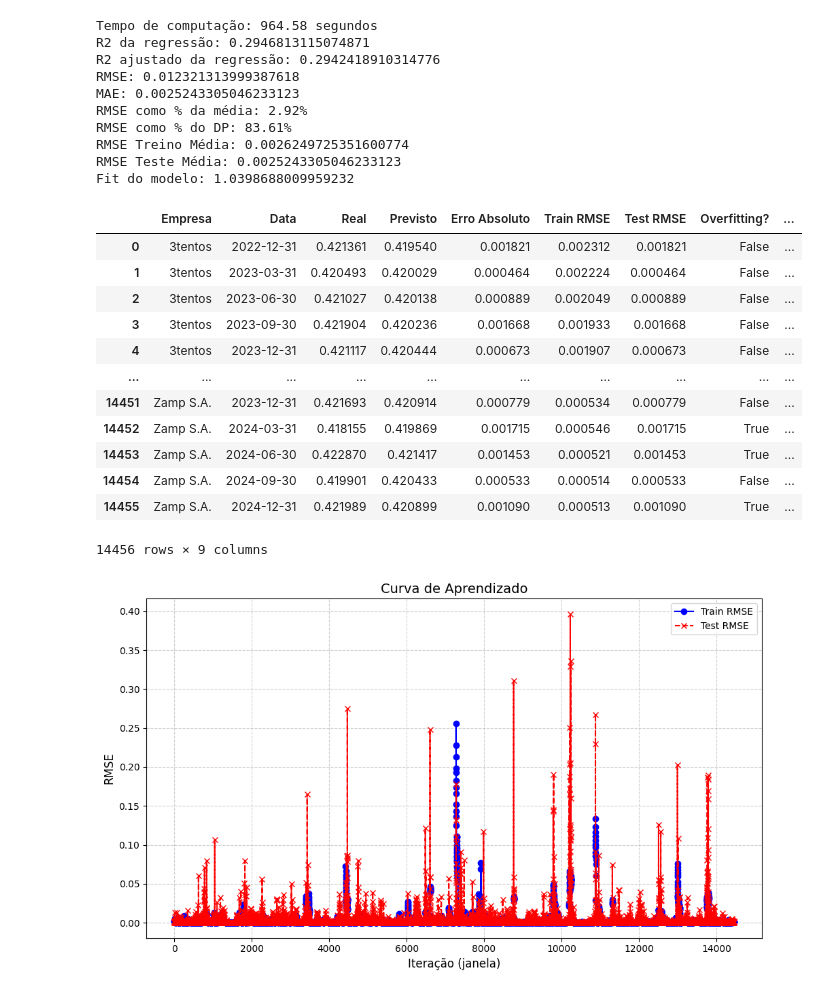
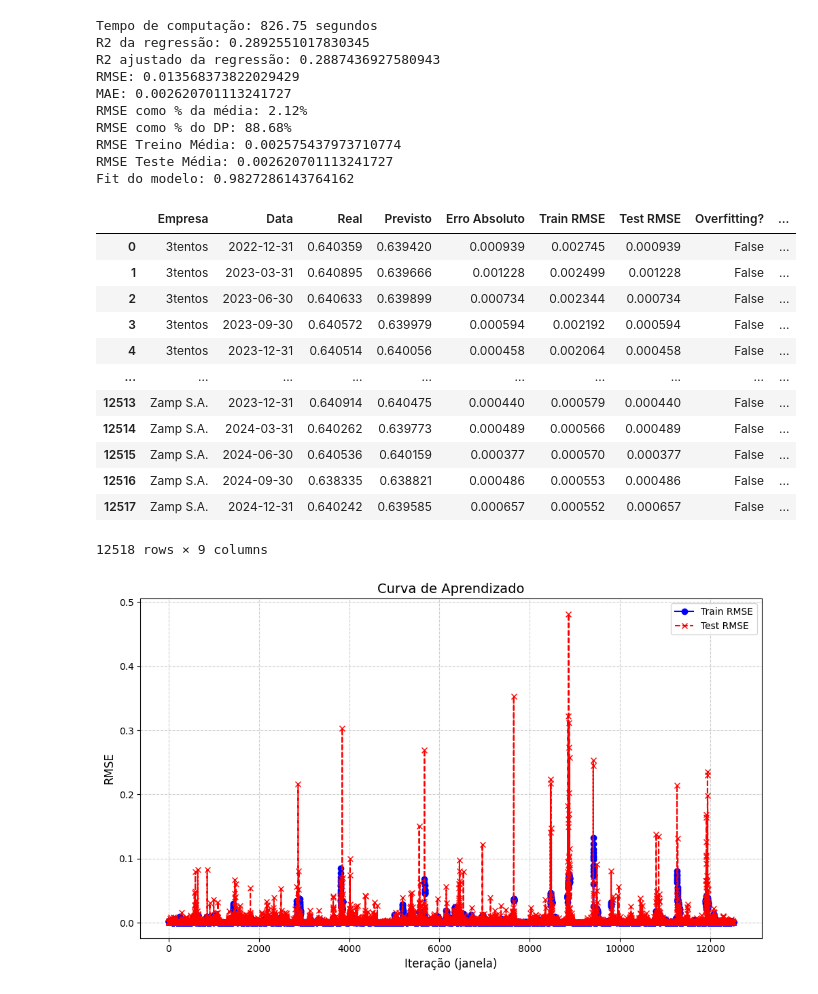
Before and after one commit to CHAnnnelch/IC_predicao_FCF, a Jupyter notebook: 05_RandomForest.ipynb, the cells around one changed output. Drawn from its saved outputs; the diff is of its cells as text; code cells hidden in the pictures.

```diff
--- a/05_RandomForest.ipynb
+++ b/05_RandomForest.ipynb
@@ -53,0 +20,4 @@ df
+# %%
+df['FCFF_AT'] = df['FCFF']/df['AT']
+
+df['FCFE_AT'] = df['FCFE']/df['AT']
@@ -54,3 +32,14 @@ df
+# %%
+
+var = ['FCFF_AT']
+
+df = df.sort_values(['NOME', 'DATA'])
+df['lag_fcff_at'] = df.groupby('NOME')[var].shift(1)
+df['ma_fcff_at'] = df.groupby('NOME')[var].transform(lambda x: x.shift(1).rolling(3).mean())
+
+df['lag_fcff_at'] = df['lag_fcff_at'].fillna(method='bfill')
+df['ma_fcff_at'] = df['ma_fcff_at'].fillna(method='bfill')
+df
 # %%
 var = ['FCFF']
 
@@ -110,12 +85,12 @@ import pandas as pd
 
 warnings.simplefilter(action='ignore', category=FutureWarning)
 
-target_var = 'FCFF'
+target_var = 'FCFE'
 
 k = 4  # tamanho mínimo da janela de treino
 
 def expanding_window_forecast_rf(df, target_col=target_var, empresa_col='NOME', date_col='DATA',
-                               min_train_size=k, horizon=1, features=['FCFF', 'lnAT', 'ROIC', 'b_NOPAT', 'GIRO_AT', 'LEV', 'LC', 'ma_fcff', 'lag_fcff']):
+                               min_train_size=k, horizon=1, features=['FCFE', 'lnAT', 'ROIC', 'b_NOPAT', 'GIRO_AT', 'LEV', 'LC', 'ma_fcfe', 'lag_fcfe']):
     results = []
 
     for empresa_id, grupo in df.groupby(empresa_col):
@@ -172,54 +147,54 @@ def expanding_window_forecast_rf(df, target_col=target_var, empresa_col='NOME',
 media = df[target_var].mean()
 dp = df[target_var].std()
 
 start = time.time()
 resultado = expanding_window_forecast_rf(df)
 end = time.time()
 
 print(f'Tempo de computação: {end - start:.2f} segundos')
 
 rmse = mean_squared_error(resultado['Real'], resultado['Previsto'], squared=False)
 mae = mean_absolute_error(resultado['Real'], resultado['Previsto'])
 r2 = r2_score(resultado['Real'], resultado['Previsto'])
 
 n = len(resultado)
-p = len(['FCFF', 'lnAT', 'ROIC', 'b_NOPAT', 'GIRO_AT', 'LEV', 'LC', 'ma_fcff', 'lag_fcff'])
+p = len(['FCFF_AT', 'lnAT', 'ROIC', 'b_NOPAT', 'GIRO_AT', 'LEV', 'LC', 'ma_fcff_at', 'lag_fcff_at'])
 r2_adj = 1 - (1 - r2) * (n - 1) / (n - p - 1)
 
 train_rmse_media = resultado['Train RMSE'].mean()
 test_rmse_media = resultado['Test RMSE'].mean()
 print(f'R2 da regressão: {r2}')
 print(f'R2 ajustado da regressão: {r2_adj}')
 print(f'RMSE: {rmse}')
 print(f'MAE: {mae}')
 print(f'RMSE como % da média: {(rmse/media)*100:.2f}%')
 print(f'RMSE como % do DP: {(rmse/dp)*100:.2f}%')
 print(f'RMSE Treino Média: {train_rmse_media}')
 print(f'RMSE Teste Média: {test_rmse_media}')
 print(f'Fit do modelo: {train_rmse_media/test_rmse_media}')
 resultado
 # %% [output]
-Tempo de computação: 964.58 segundos
-R2 da regressão: 0.2946813115074871
-R2 ajustado da regressão: 0.2942418910314776
-RMSE: 0.012321313999387618
-MAE: 0.0025243305046233123
-RMSE como % da média: 2.92%
-RMSE como % do DP: 83.61%
-RMSE Treino Média: 0.0026249725351600774
-RMSE Teste Média: 0.0025243305046233123
-Fit do modelo: 1.0398688009959232
+Tempo de computação: 826.75 segundos
+R2 da regressão: 0.2892551017830345
+R2 ajustado da regressão: 0.2887436927580943
+RMSE: 0.013568373822029429
+MAE: 0.002620701113241727
+RMSE como % da média: 2.12%
+RMSE como % do DP: 88.68%
+RMSE Treino Média: 0.002575437973710774
+RMSE Teste Média: 0.002620701113241727
+Fit do modelo: 0.9827286143764162
 |  | Empresa | Data | Real | Previsto | Erro Absoluto | Train RMSE | Test RMSE | Overfitting? | ... |
-| 0 | 3tentos | 2022-12-31 | 0.421361 | 0.419540 | 0.001821 | 0.002312 | 0.001821 | False | ... |
-| 1 | 3tentos | 2023-03-31 | 0.420493 | 0.420029 | 0.000464 | 0.002224 | 0.000464 | False | ... |
-| 2 | 3tentos | 2023-06-30 | 0.421027 | 0.420138 | 0.000889 | 0.002049 | 0.000889 | False | ... |
-| 3 | 3tentos | 2023-09-30 | 0.421904 | 0.420236 | 0.001668 | 0.001933 | 0.001668 | False | ... |
-| 4 | 3tentos | 2023-12-31 | 0.421117 | 0.420444 | 0.000673 | 0.001907 | 0.000673 | False | ... |
+| 0 | 3tentos | 2022-12-31 | 0.640359 | 0.639420 | 0.000939 | 0.002745 | 0.000939 | False | ... |
+| 1 | 3tentos | 2023-03-31 | 0.640895 | 0.639666 | 0.001228 | 0.002499 | 0.001228 | False | ... |
+| 2 | 3tentos | 2023-06-30 | 0.640633 | 0.639899 | 0.000734 | 0.002344 | 0.000734 | False | ... |
+| 3 | 3tentos | 2023-09-30 | 0.640572 | 0.639979 | 0.000594 | 0.002192 | 0.000594 | False | ... |
+| 4 | 3tentos | 2023-12-31 | 0.640514 | 0.640056 | 0.000458 | 0.002064 | 0.000458 | False | ... |
 | ... | ... | ... | ... | ... | ... | ... | ... | ... | ... |
-| 14451 | Zamp S.A. | 2023-12-31 | 0.421693 | 0.420914 | 0.000779 | 0.000534 | 0.000779 | False | ... |
-| 14452 | Zamp S.A. | 2024-03-31 | 0.418155 | 0.419869 | 0.001715 | 0.000546 | 0.001715 | True | ... |
-| 14453 | Zamp S.A. | 2024-06-30 | 0.422870 | 0.421417 | 0.001453 | 0.000521 | 0.001453 | True | ... |
-| 14454 | Zamp S.A. | 2024-09-30 | 0.419901 | 0.420433 | 0.000533 | 0.000514 | 0.000533 | False | ... |
-| 14455 | Zamp S.A. | 2024-12-31 | 0.421989 | 0.420899 | 0.001090 | 0.000513 | 0.001090 | True | ... |
+| 12513 | Zamp S.A. | 2023-12-31 | 0.640914 | 0.640475 | 0.000440 | 0.000579 | 0.000440 | False | ... |
+| 12514 | Zamp S.A. | 2024-03-31 | 0.640262 | 0.639773 | 0.000489 | 0.000566 | 0.000489 | False | ... |
+| 12515 | Zamp S.A. | 2024-06-30 | 0.640536 | 0.640159 | 0.000377 | 0.000570 | 0.000377 | False | ... |
+| 12516 | Zamp S.A. | 2024-09-30 | 0.638335 | 0.638821 | 0.000486 | 0.000553 | 0.000486 | False | ... |
+| 12517 | Zamp S.A. | 2024-12-31 | 0.640242 | 0.639585 | 0.000657 | 0.000552 | 0.000657 | False | ... |
-14456 rows × 9 columns
+12518 rows × 9 columns
 # %%
@@ -238,7 +213,7 @@ plt.grid(True, linestyle='--', alpha=0.6)
 plt.tight_layout()
 plt.show()
 # %% [output]
-[figure, old version]
+[figure, new version]
 # %%
 plt.figure(figsize=(6, 6))
 plt.scatter(resultado['Real'], resultado['Previsto'], alpha=0.6)
```
Also changed, not shown: parts of 10 cells of this notebook, 23 other files.
